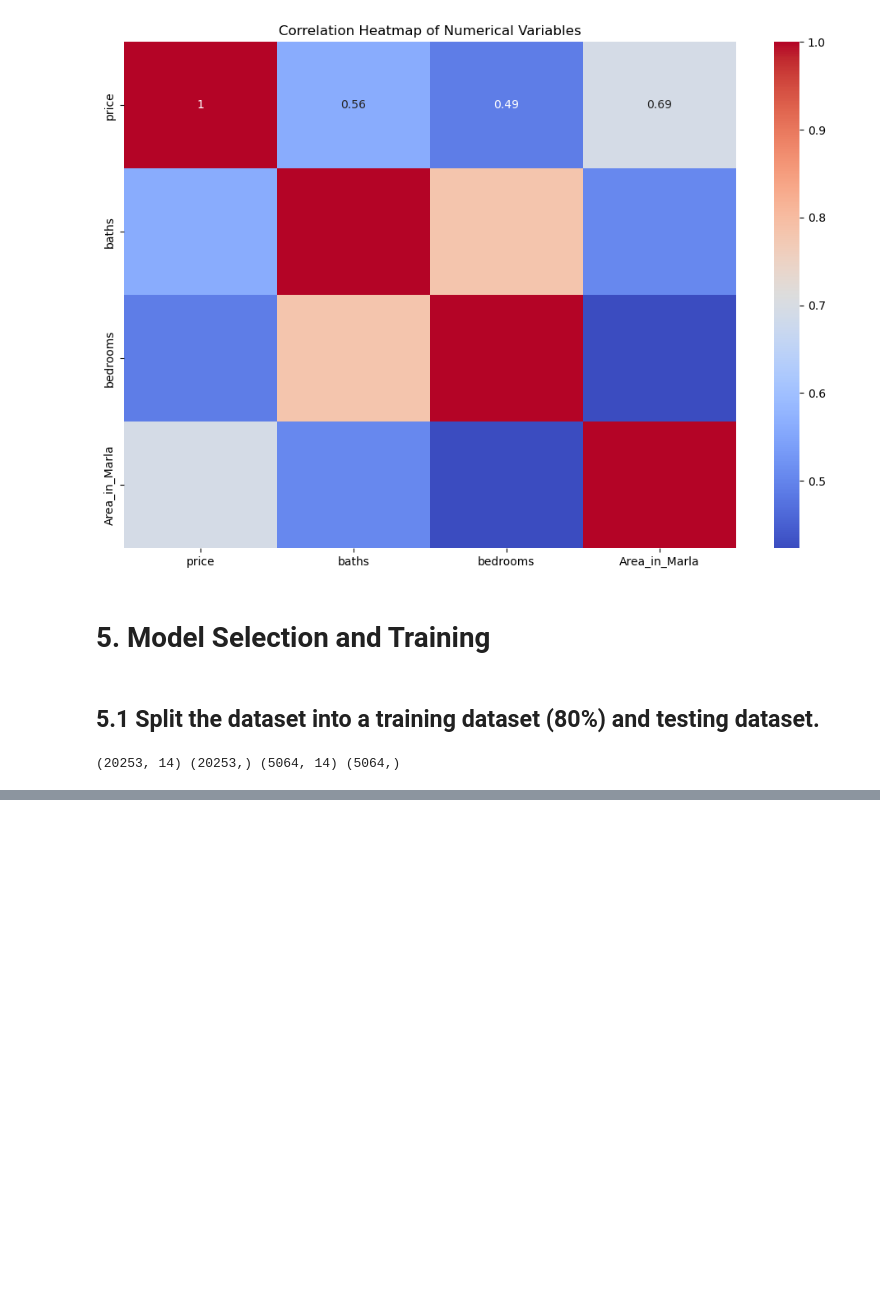
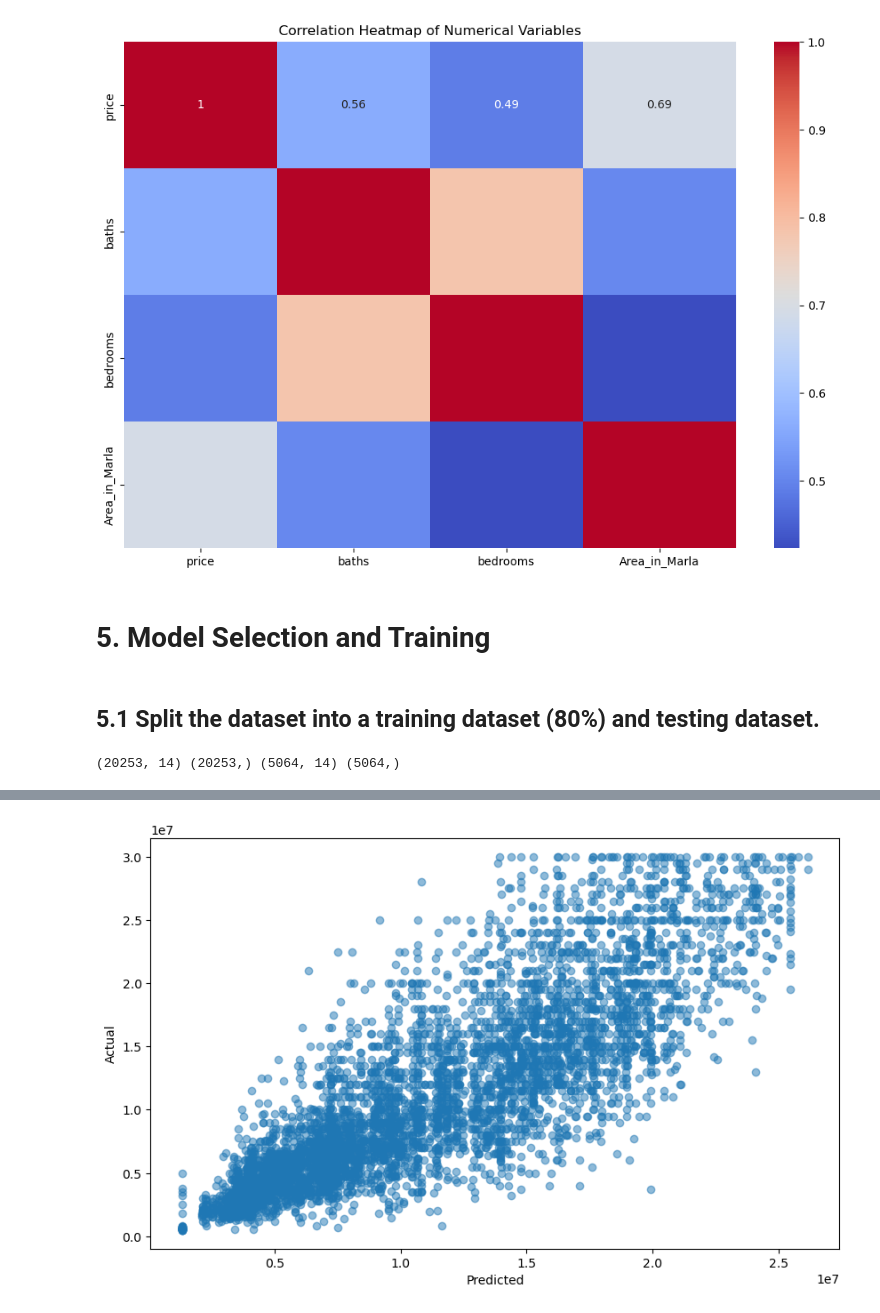
Before and after one commit to leroymusa/EECS3401-Final-Project, a Jupyter notebook: EECS3401_Final_Project.ipynb, the cells around one changed output, grey strips where cells are left out. Saved outputs shown, nothing was run; the diff lists cells and outputs as text; code cells hidden in the pictures; blank space fills up the shorter version.

```diff
--- a/EECS3401_Final_Project.ipynb
+++ b/EECS3401_Final_Project.ipynb
@@ -392,0 +589,4 @@ print(X_train.shape, y_train.shape, X_test.shape, y_test.shape)
+# %%
+plot_scatter(random_forest_model)
+# %% [output]
+[figure, added]
```
Also changed, not shown: parts of 47 cells of this notebook.
